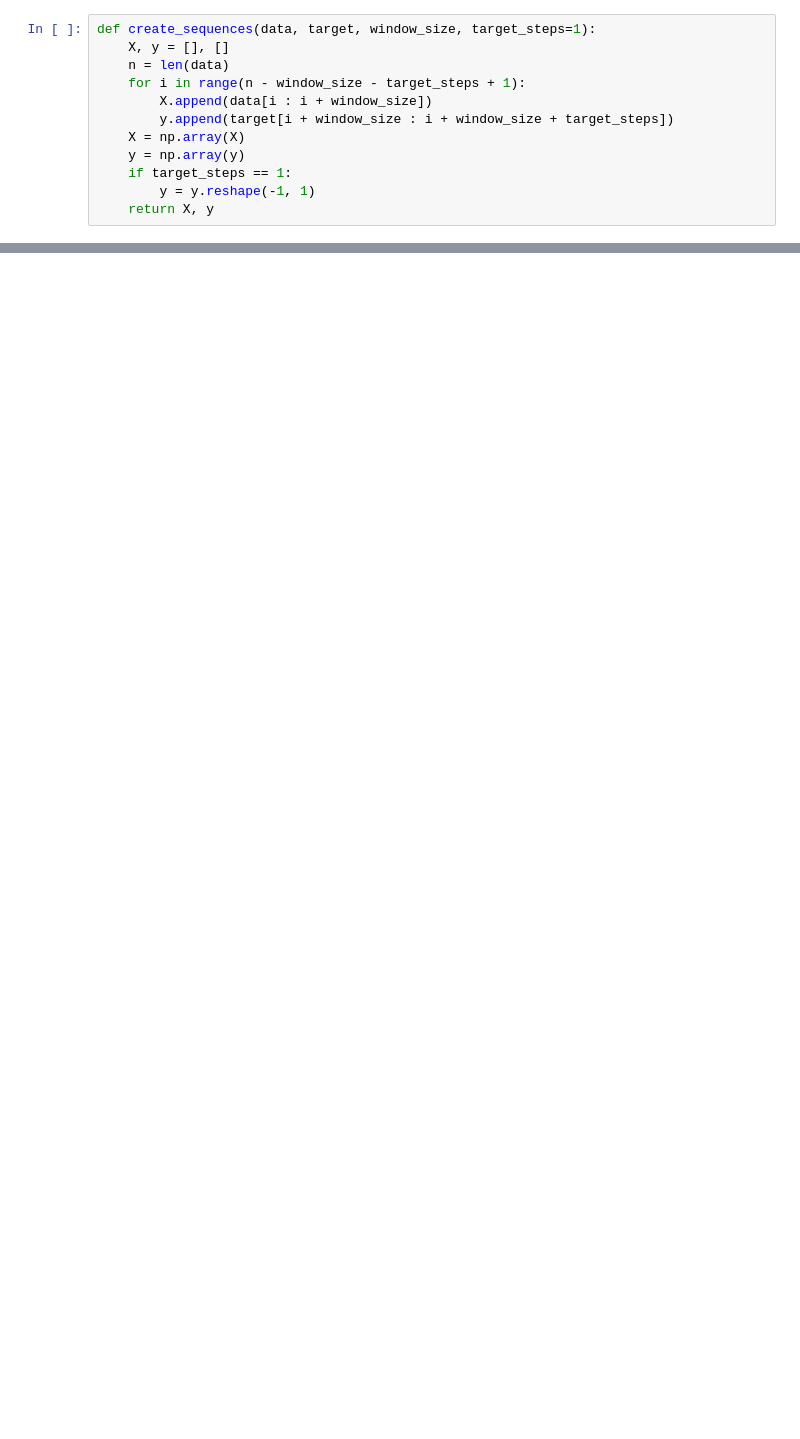
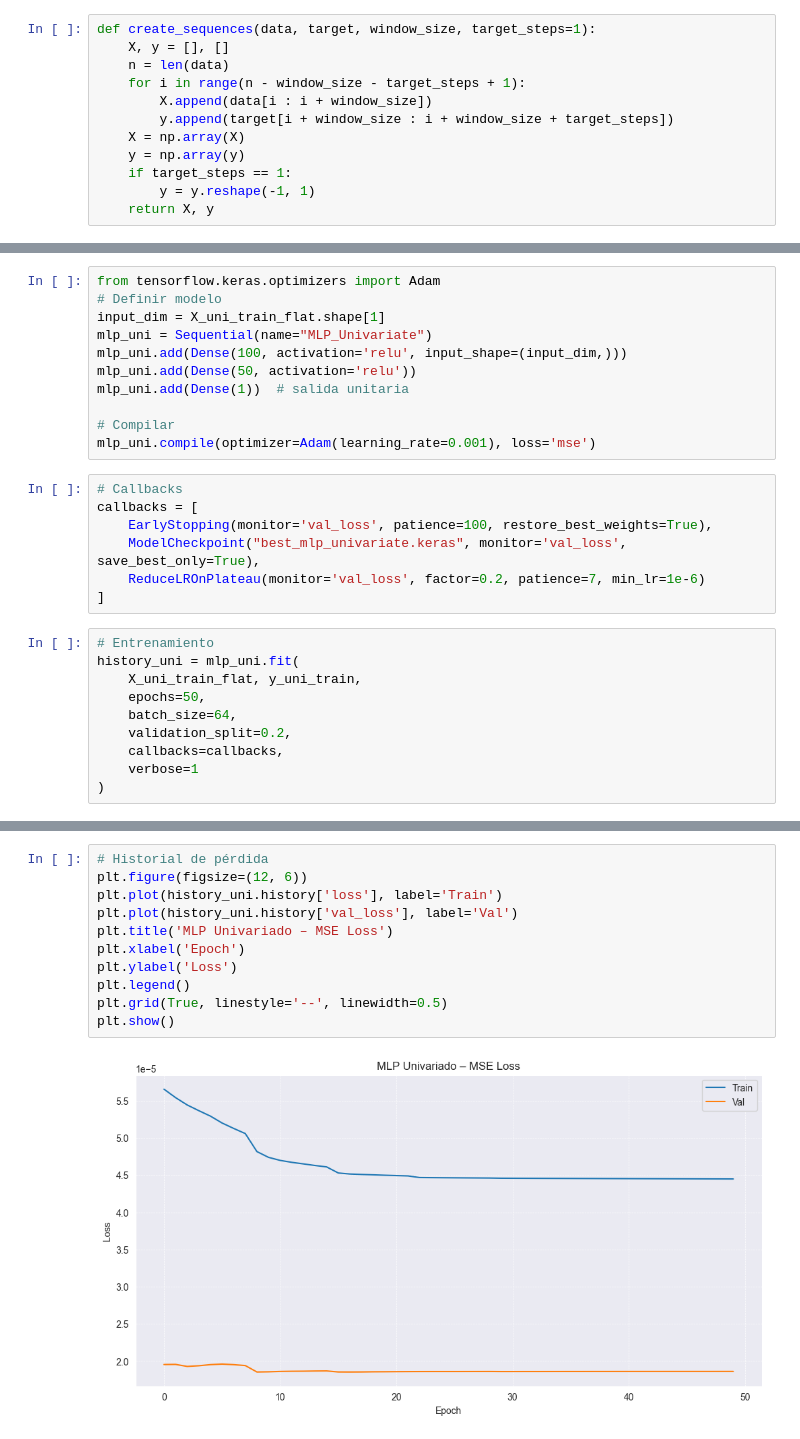
Before and after one commit to diego-mercadoc/Proyecto-MPST, a Jupyter notebook: Proyecto_v2.ipynb, the cells around one changed output, grey strips where cells are left out. Saved outputs shown, nothing was run; the diff lists cells and outputs as text; blank space fills up the shorter version.

```diff
--- a/Proyecto_v2.ipynb
+++ b/Proyecto_v2.ipynb
@@ -560,0 +580,28 @@ joblib.dump(scaler_multi,'scaler_multivariate.joblib')
+# %%
+from tensorflow.keras.optimizers import Adam
+# Definir modelo
+input_dim = X_uni_train_flat.shape[1]
+mlp_uni = Sequential(name="MLP_Univariate")
+mlp_uni.add(Dense(100, activation='relu', input_shape=(input_dim,)))
+mlp_uni.add(Dense(50, activation='relu'))
+mlp_uni.add(Dense(1))  # salida unitaria
+
+# Compilar
+mlp_uni.compile(optimizer=Adam(learning_rate=0.001), loss='mse')
+# %%
+# Callbacks
+callbacks = [
+    EarlyStopping(monitor='val_loss', patience=100, restore_best_weights=True),
+    ModelCheckpoint("best_mlp_univariate.keras", monitor='val_loss', save_best_only=True),
+    ReduceLROnPlateau(monitor='val_loss', factor=0.2, patience=7, min_lr=1e-6)
+]
+# %%
+# Entrenamiento
+history_uni = mlp_uni.fit(
+    X_uni_train_flat, y_uni_train,
+    epochs=50,
+    batch_size=64,
+    validation_split=0.2,
+    callbacks=callbacks,
+    verbose=1
+)
@@ -560,0 +626,13 @@ joblib.dump(scaler_multi,'scaler_multivariate.joblib')
+# %%
+# Historial de pérdida
+plt.figure(figsize=(12, 6))
+plt.plot(history_uni.history['loss'], label='Train')
+plt.plot(history_uni.history['val_loss'], label='Val')
+plt.title('MLP Univariado – MSE Loss')
+plt.xlabel('Epoch')
+plt.ylabel('Loss')
+plt.legend()
+plt.grid(True, linestyle='--', linewidth=0.5)
+plt.show()
+# %% [output]
+[figure, added]
```
Also changed, not shown: parts of 24 cells of this notebook.
